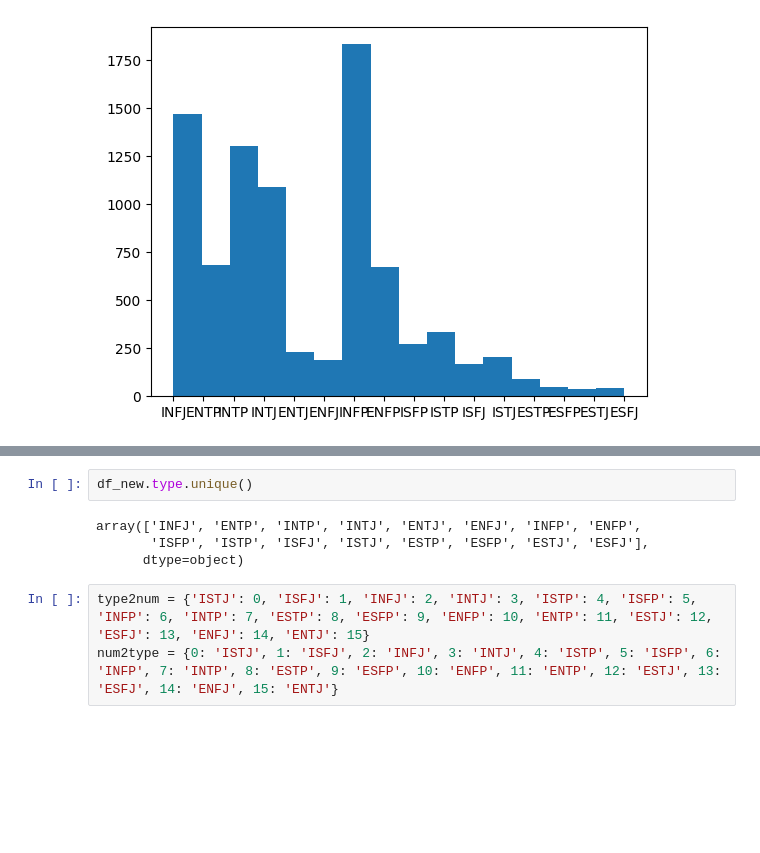
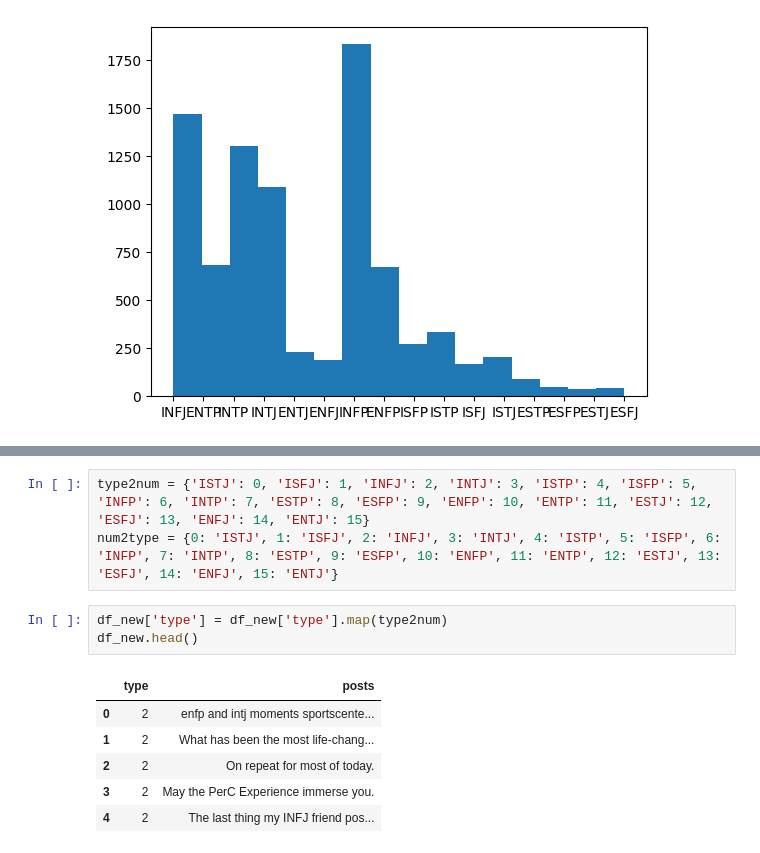
Before and after one commit to nogibjj/MBTI-Personality-Test, a Jupyter notebook: explore.ipynb, the cells around one changed output, grey strips where cells are left out. Cells and saved outputs as stored; diff of their text form; blank space fills up the shorter version.

```diff
--- a/explore.ipynb
+++ b/explore.ipynb
@@ -86,9 +78,13 @@ plt.hist(length, bins=100)
-# %%
-df_new.type.unique()
-# %% [output]
-array(['INFJ', 'ENTP', 'INTP', 'INTJ', 'ENTJ', 'ENFJ', 'INFP', 'ENFP',
-       'ISFP', 'ISTP', 'ISFJ', 'ISTJ', 'ESTP', 'ESFP', 'ESTJ', 'ESFJ'],
-      dtype=object)
 # %%
 type2num = {'ISTJ': 0, 'ISFJ': 1, 'INFJ': 2, 'INTJ': 3, 'ISTP': 4, 'ISFP': 5, 'INFP': 6, 'INTP': 7, 'ESTP': 8, 'ESFP': 9, 'ENFP': 10, 'ENTP': 11, 'ESTJ': 12, 'ESFJ': 13, 'ENFJ': 14, 'ENTJ': 15}
 num2type = {0: 'ISTJ', 1: 'ISFJ', 2: 'INFJ', 3: 'INTJ', 4: 'ISTP', 5: 'ISFP', 6: 'INFP', 7: 'INTP', 8: 'ESTP', 9: 'ESFP', 10: 'ENFP', 11: 'ENTP', 12: 'ESTJ', 13: 'ESFJ', 14: 'ENFJ', 15: 'ENTJ'}
+# %%
+df_new['type'] = df_new['type'].map(type2num)
+df_new.head()
+# %% [output]
+|  | type | posts |
+| 0 | 2 | enfp and intj moments sportscente... |
+| 1 | 2 | What has been the most life-chang... |
+| 2 | 2 | On repeat for most of today. |
+| 3 | 2 | May the PerC Experience immerse you. |
+| 4 | 2 | The last thing my INFJ friend pos... |
```
Also changed, not shown: parts of 9 cells of this notebook.
